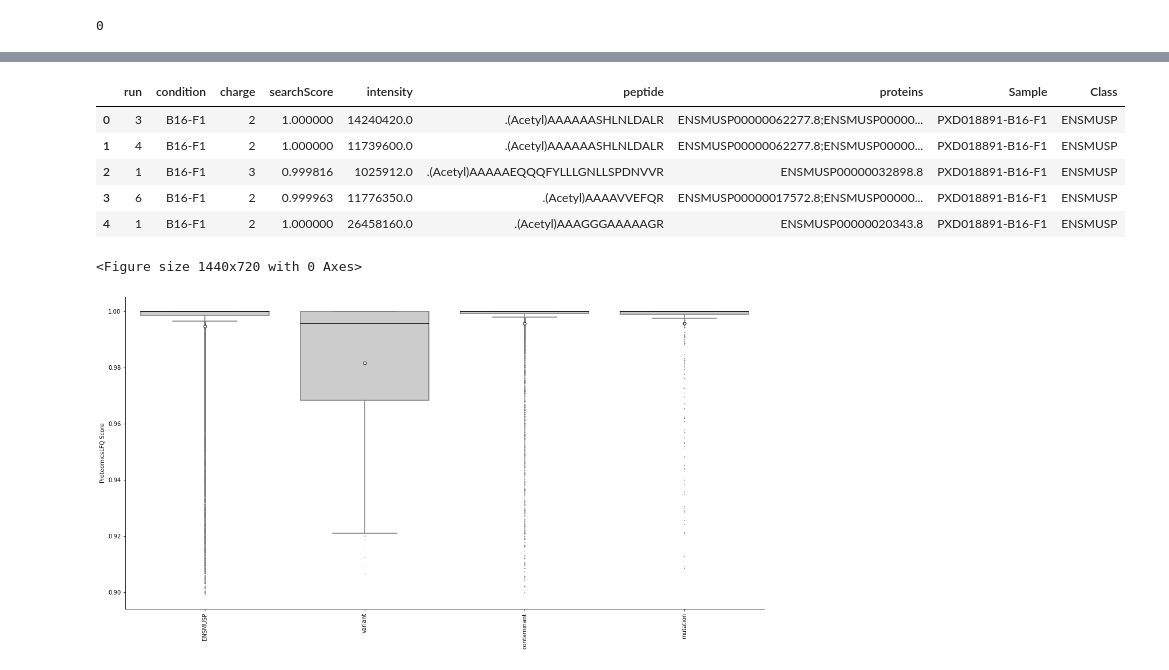
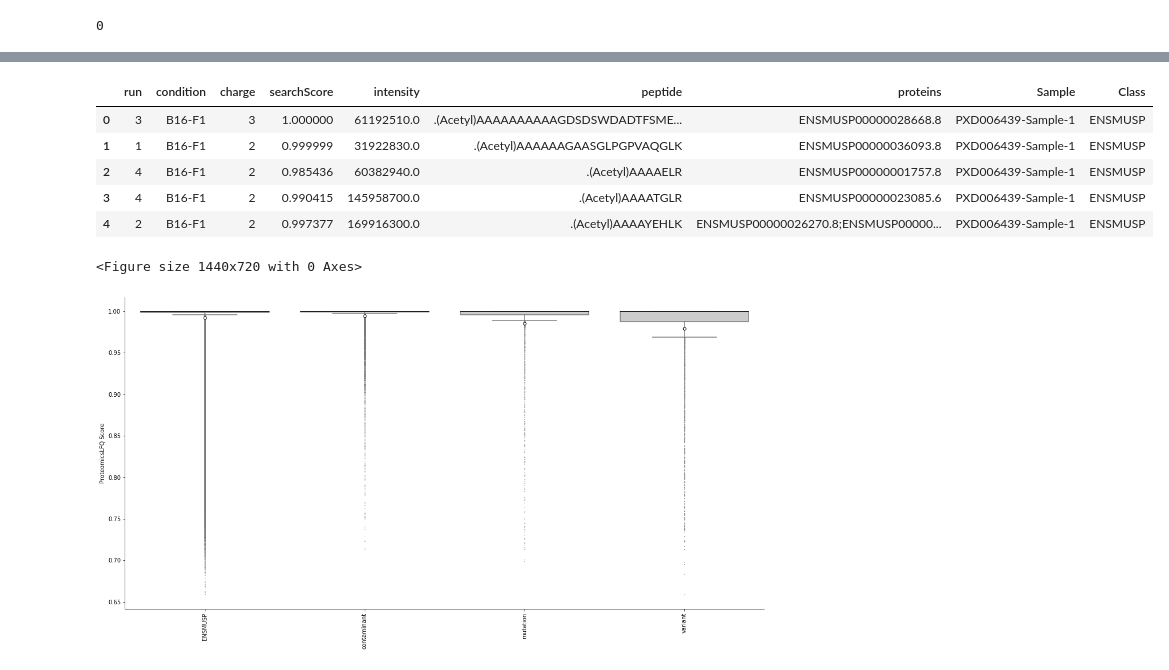
Before and after one commit to ypriverol/pgdb-manuscript, a Jupyter notebook: Peptide_analysis_mice.ipynb, the cells around one changed output, grey strips where cells are left out. Drawn from its saved outputs; the diff is of its cells as text; code cells hidden in the pictures.

```diff
--- a/Peptide_analysis_mice.ipynb
+++ b/Peptide_analysis_mice.ipynb
@@ -296,13 +312,13 @@ len(set(triqler_noncan_targets[triqler_noncan_targets['blast_cat']=='novel']['pe
 # %%
-psms = pd.read_csv('all_out_triqler_mice.tsv', sep = '\t')
+psms = pd.read_csv('all_mice_out_triqler.tsv', sep = '\t')
 psms.head()
 # %% [output]
 |  | run | condition | charge | searchScore | intensity | peptide | proteins | Sample | Class |
-| 0 | 3 | B16-F1 | 2 | 1.000000 | 14240420.0 | .(Acetyl)AAAAAASHLNLDALR | ENSMUSP00000062277.8;ENSMUSP00000... | PXD018891-B16-F1 | ENSMUSP |
-| 1 | 4 | B16-F1 | 2 | 1.000000 | 11739600.0 | .(Acetyl)AAAAAASHLNLDALR | ENSMUSP00000062277.8;ENSMUSP00000... | PXD018891-B16-F1 | ENSMUSP |
-| 2 | 1 | B16-F1 | 3 | 0.999816 | 1025912.0 | .(Acetyl)AAAAAEQQQFYLLLGNLLSPDNVVR | ENSMUSP00000032898.8 | PXD018891-B16-F1 | ENSMUSP |
-| 3 | 6 | B16-F1 | 2 | 0.999963 | 11776350.0 | .(Acetyl)AAAAVVEFQR | ENSMUSP00000017572.8;ENSMUSP00000... | PXD018891-B16-F1 | ENSMUSP |
-| 4 | 1 | B16-F1 | 2 | 1.000000 | 26458160.0 | .(Acetyl)AAAGGGAAAAAGR | ENSMUSP00000020343.8 | PXD018891-B16-F1 | ENSMUSP |
+| 0 | 3 | B16-F1 | 3 | 1.000000 | 61192510.0 | .(Acetyl)AAAAAAAAAAGDSDSWDADTFSME... | ENSMUSP00000028668.8 | PXD006439-Sample-1 | ENSMUSP |
+| 1 | 1 | B16-F1 | 2 | 0.999999 | 31922830.0 | .(Acetyl)AAAAAAGAASGLPGPVAQGLK | ENSMUSP00000036093.8 | PXD006439-Sample-1 | ENSMUSP |
+| 2 | 4 | B16-F1 | 2 | 0.985436 | 60382940.0 | .(Acetyl)AAAAELR | ENSMUSP00000001757.8 | PXD006439-Sample-1 | ENSMUSP |
+| 3 | 4 | B16-F1 | 2 | 0.990415 | 145958700.0 | .(Acetyl)AAAATGLR | ENSMUSP00000023085.6 | PXD006439-Sample-1 | ENSMUSP |
+| 4 | 2 | B16-F1 | 2 | 0.997377 | 169916300.0 | .(Acetyl)AAAAYEHLK | ENSMUSP00000026270.8;ENSMUSP00000... | PXD006439-Sample-1 | ENSMUSP |
 # %%
 flierprops = dict(markerfacecolor='0.25', markersize=0.5, linestyle='none')
 # %%
@@ -326,7 +342,7 @@ plt.savefig('class_mice.svg', bbox_inches='tight')
 plt.savefig('class_mice.pdf', bbox_inches='tight')
 # %% [output]
 <Figure size 1440x720 with 0 Axes>
-[figure, old version]
+[figure, new version]
 # %%
 plt.clf()
 plt.figure()
```
Also changed, not shown: parts of 15 cells of this notebook, 6 other files.
